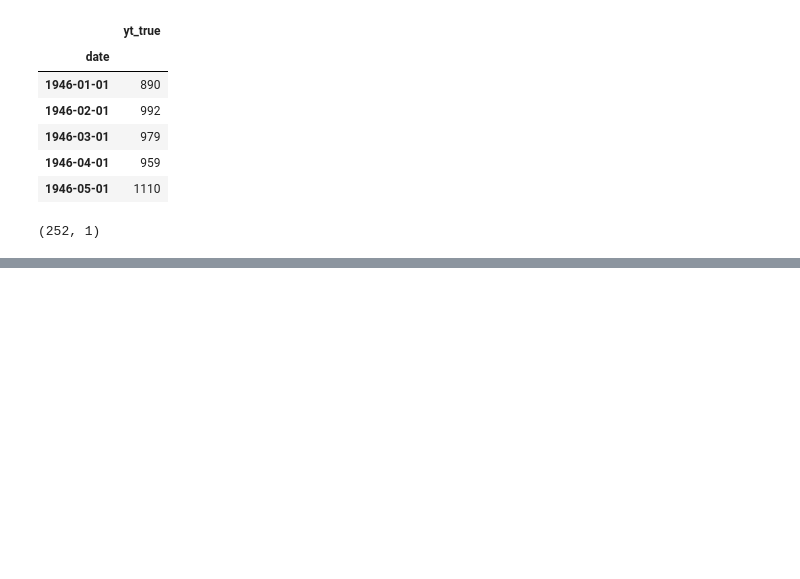
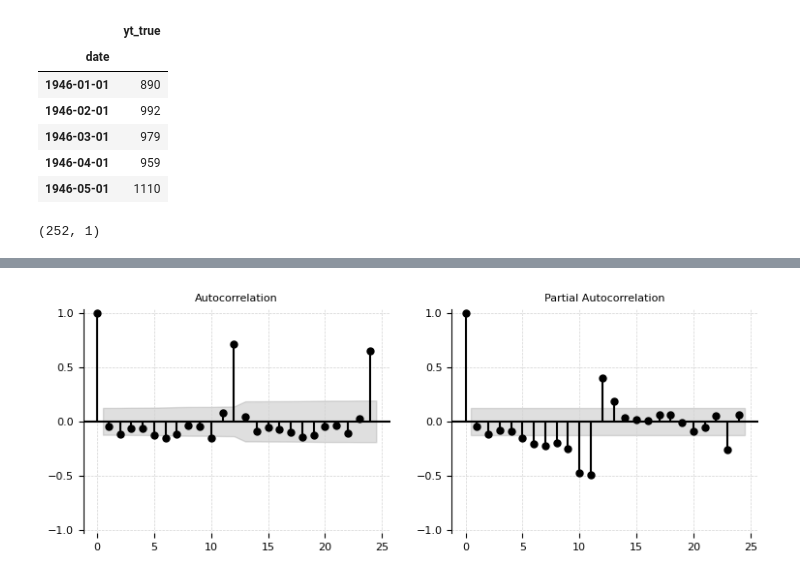
Before and after one commit to 2024-2-analitica-predictiva/2024-2-PRE-14-prediccion-de-series-de-tiempo-carolinacgj, a Jupyter notebook: homework/notebook_1.ipynb, the cells around one changed output, grey strips where cells are left out. Saved outputs shown, nothing was run; the diff lists cells and outputs as text; code cells hidden in the pictures; blank space fills up the shorter version.

```diff
--- a/homework/notebook_1.ipynb
+++ b/homework/notebook_1.ipynb
@@ -40,0 +73,7 @@ AttributeError: module 'functions' has no attribute 'plot_time_series'
+# %%
+#
+# Correlogramas simple y parcial
+#
+functions.acf_pacf_plots(df_orig.yt_d1_true.dropna())
+# %% [output]
+[figure, added]
```
Also changed, not shown: parts of 5 cells of this notebook, 10 other files.
